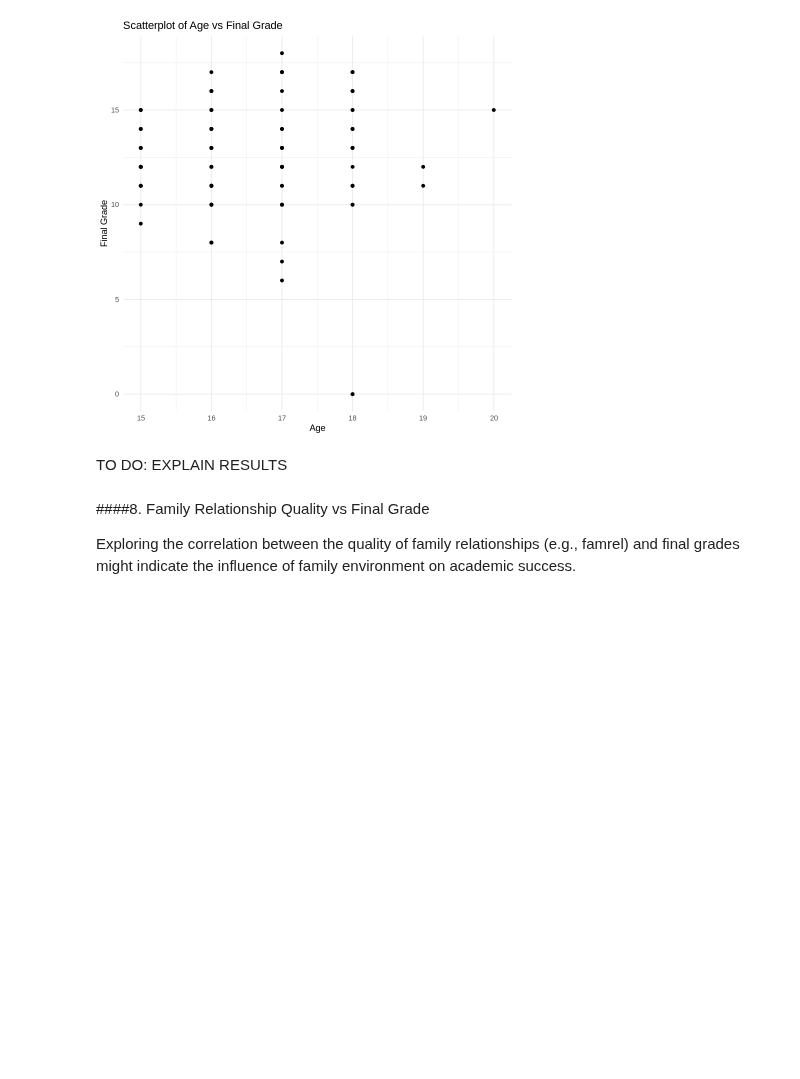
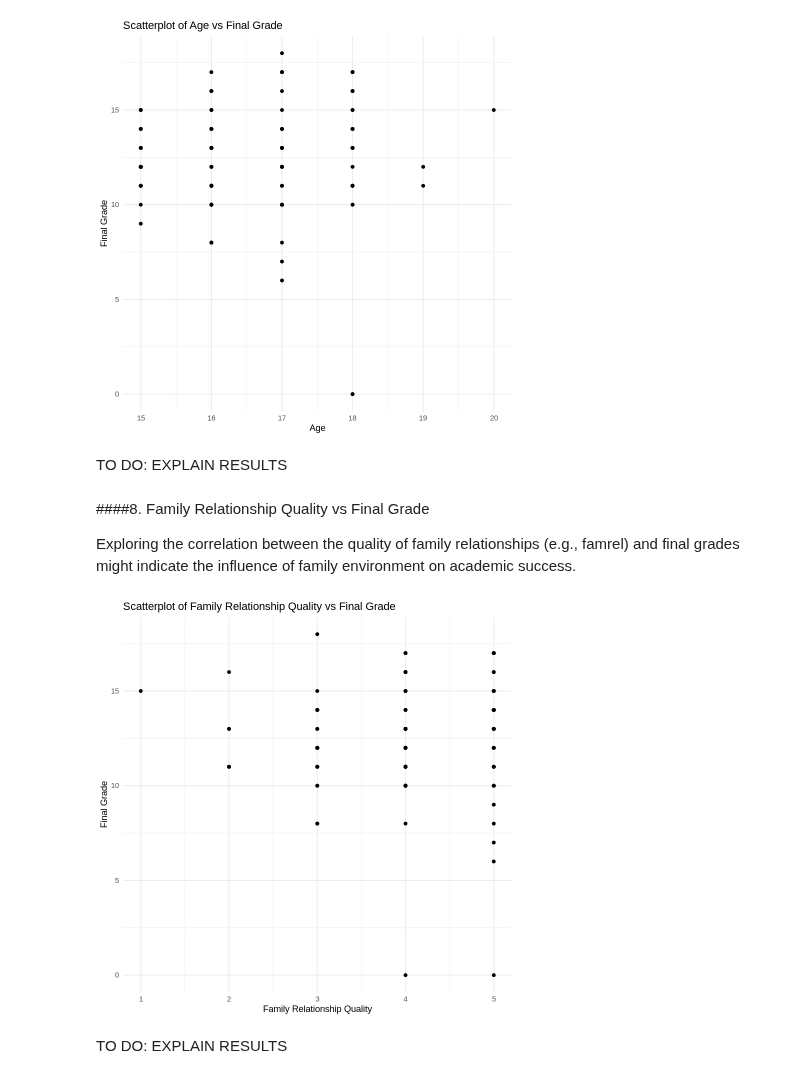
Before and after one commit to carlos-alves-one/Student-Performance-R, a Jupyter notebook: Regression_CW1.ipynb, the cells around one changed output. Cells and saved outputs as stored; diff of their text form; code cells hidden in the pictures; blank space fills up the shorter version.

Commit message:
Scatterplot between Family Relationship Quality vs Final Grade

```diff
--- a/Regression_CW1.ipynb
+++ b/Regression_CW1.ipynb
@@ -500,3 +500,16 @@ TO DO: EXPLAIN RESULTS
 ####8. Family Relationship Quality vs Final Grade
 
 Exploring the correlation between the quality of family relationships (e.g., famrel) and final grades might indicate the influence of family environment on academic success.
+# %%
+# Load necessary library for plotting
+library(ggplot2)
+
+# Scatterplot between Family Relationship Quality vs Final Grade
+ggplot(train_set, aes(x = famrel.y, y = G3.y)) +
+  geom_point() +
+  theme_minimal() +
+  labs(title = "Scatterplot of Family Relationship Quality vs Final Grade", x = "Family Relationship Quality", y = "Final Grade")
+# %% [output]
+[figure, added]
+# %% [markdown]
+TO DO: EXPLAIN RESULTS
```
